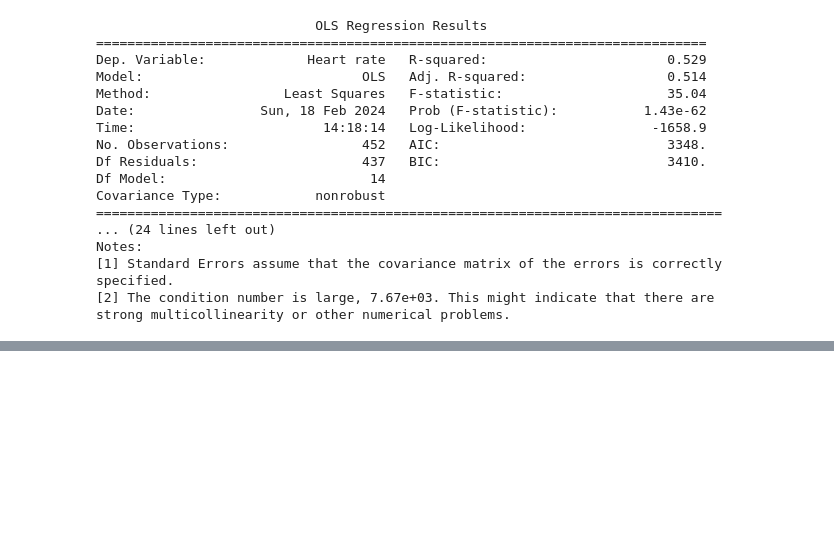
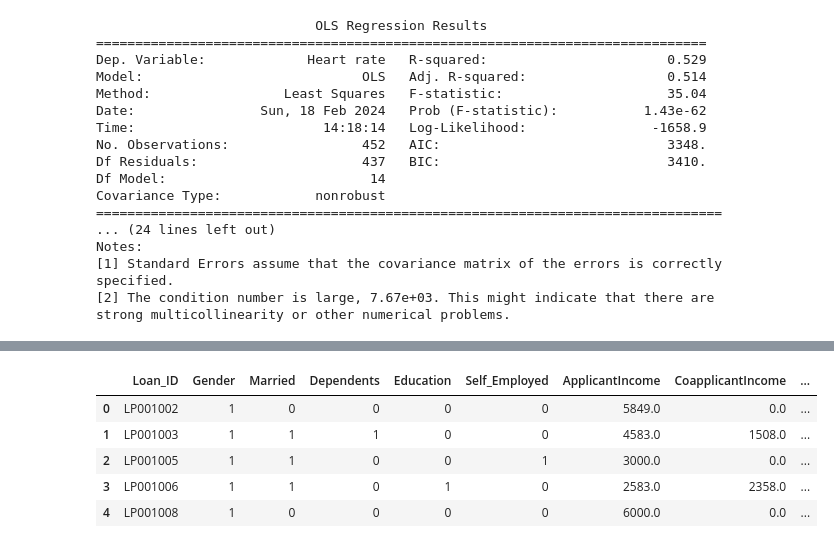
Before and after one commit to RemmyBisimbeko/Data-Science, a Jupyter notebook: Individual Assignment 2 - Remmy Bisimbeko.ipynb, the cells around one changed output, grey strips where cells are left out. Cells and saved outputs as stored; diff of their text form; code cells hidden in the pictures; blank space fills up the shorter version.

```diff
--- a/Individual Assignment 2 - Remmy Bisimbeko.ipynb
+++ b/Individual Assignment 2 - Remmy Bisimbeko.ipynb
@@ -84,0 +115,19 @@ https://www.statsmodels.org/stable/index.html
+# %%
+# We now Encode categorical variables
+# Using one-hot encoding for 'Property_Area'
+df = pd.get_dummies(df, columns=['Property_Area'], drop_first=True)
+# %%
+# I will now use label encoding for other categorical variables
+label_encoder = LabelEncoder()
+df['Gender'] = label_encoder.fit_transform(df['Gender'])
+df['Married'] = label_encoder.fit_transform(df['Married'])
+df['Education'] = label_encoder.fit_transform(df['Education'])
+df['Self_Employed'] = label_encoder.fit_transform(df['Self_Employed'])
+# %%
+# We can now Encode 'Dependents' column
+# Since it has ordinal values (0, 1, 2, 3+), we'll map them accordingly
+dependents_mapping = {'0': 0, '1': 1, '2': 2, '3+': 3}
+df['Dependents'] = df['Dependents'].map(dependents_mapping)
+# %%
+# Encode 'Loan_Status' column (target variable)
+df['Loan_Status'] = df['Loan_Status'].map({'Y': 1, 'N': 0})
@@ -84,0 +137,10 @@ https://www.statsmodels.org/stable/index.html
+# %%
+# Let us check it
+df.head()
+# %% [output]
+|  | Loan_ID | Gender | Married | Dependents | Education | Self_Employed | ApplicantIncome | CoapplicantIncome | ... |
+| 0 | LP001002 | 1 | 0 | 0 | 0 | 0 | 5849.0 | 0.0 | ... |
+| 1 | LP001003 | 1 | 1 | 1 | 0 | 0 | 4583.0 | 1508.0 | ... |
+| 2 | LP001005 | 1 | 1 | 0 | 0 | 1 | 3000.0 | 0.0 | ... |
+| 3 | LP001006 | 1 | 1 | 0 | 1 | 0 | 2583.0 | 2358.0 | ... |
+| 4 | LP001008 | 1 | 0 | 0 | 0 | 0 | 6000.0 | 0.0 | ... |
```
Also changed, not shown: parts of 63 cells of this notebook, 1 other file.
